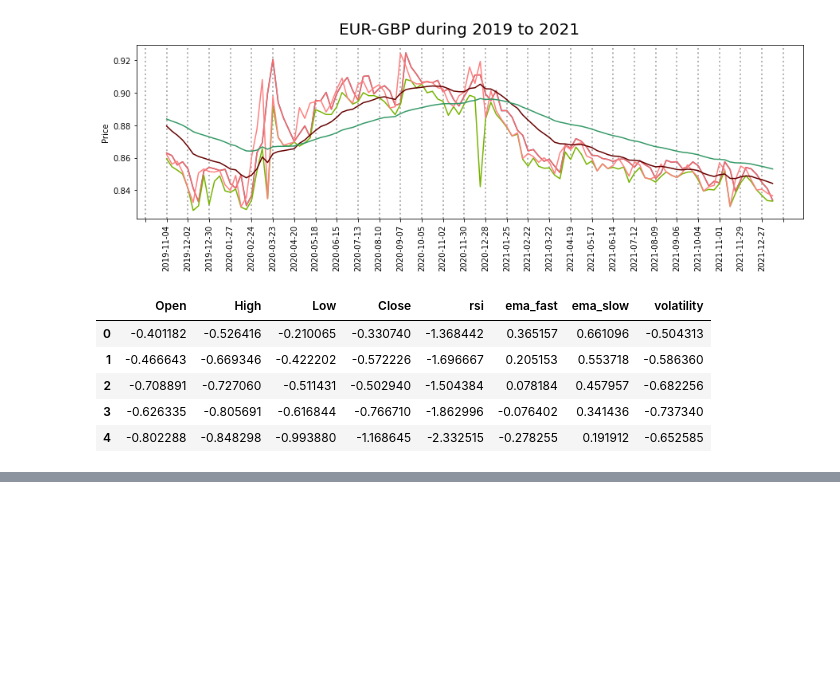
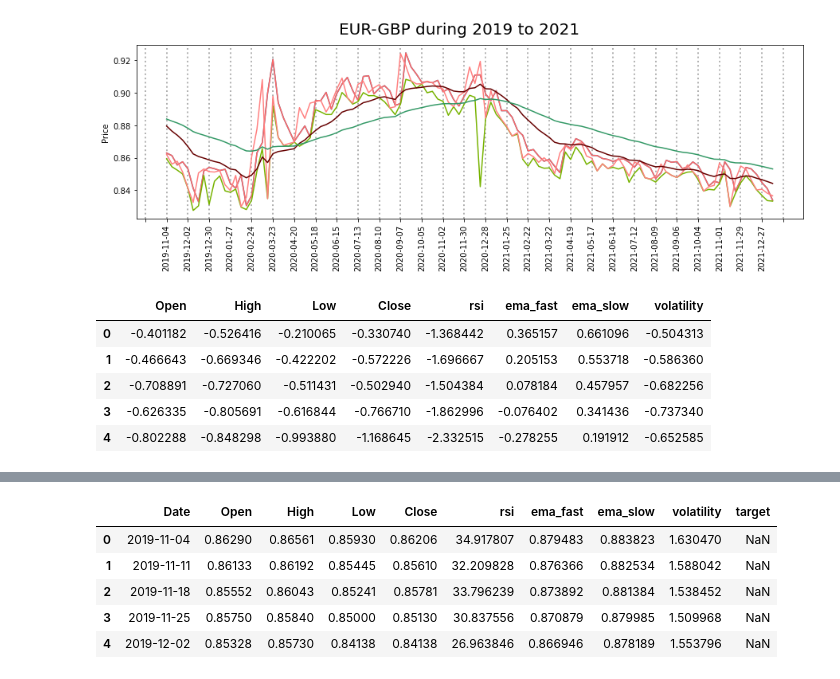
Before and after one commit to dominikapetru/femhack, a Jupyter notebook: prediction.ipynb, the cells around one changed output, grey strips where cells are left out. Saved outputs shown, nothing was run; the diff lists cells and outputs as text; code cells hidden in the pictures; blank space fills up the shorter version.

```diff
--- a/prediction.ipynb
+++ b/prediction.ipynb
@@ -358,0 +374,10 @@ prediction
+# %%
+data_test["target"] = np.nan
+data_test.head(5)
+# %% [output]
+|  | Date | Open | High | Low | Close | rsi | ema_fast | ema_slow | volatility | target |
+| 0 | 2019-11-04 | 0.86290 | 0.86561 | 0.85930 | 0.86206 | 34.917807 | 0.879483 | 0.883823 | 1.630470 | NaN |
+| 1 | 2019-11-11 | 0.86133 | 0.86192 | 0.85445 | 0.85610 | 32.209828 | 0.876366 | 0.882534 | 1.588042 | NaN |
+| 2 | 2019-11-18 | 0.85552 | 0.86043 | 0.85241 | 0.85781 | 33.796239 | 0.873892 | 0.881384 | 1.538452 | NaN |
+| 3 | 2019-11-25 | 0.85750 | 0.85840 | 0.85000 | 0.85130 | 30.837556 | 0.870879 | 0.879985 | 1.509968 | NaN |
+| 4 | 2019-12-02 | 0.85328 | 0.85730 | 0.84138 | 0.84138 | 26.963846 | 0.866946 | 0.878189 | 1.553796 | NaN |
```
Also changed, not shown: parts of 15 cells of this notebook.
